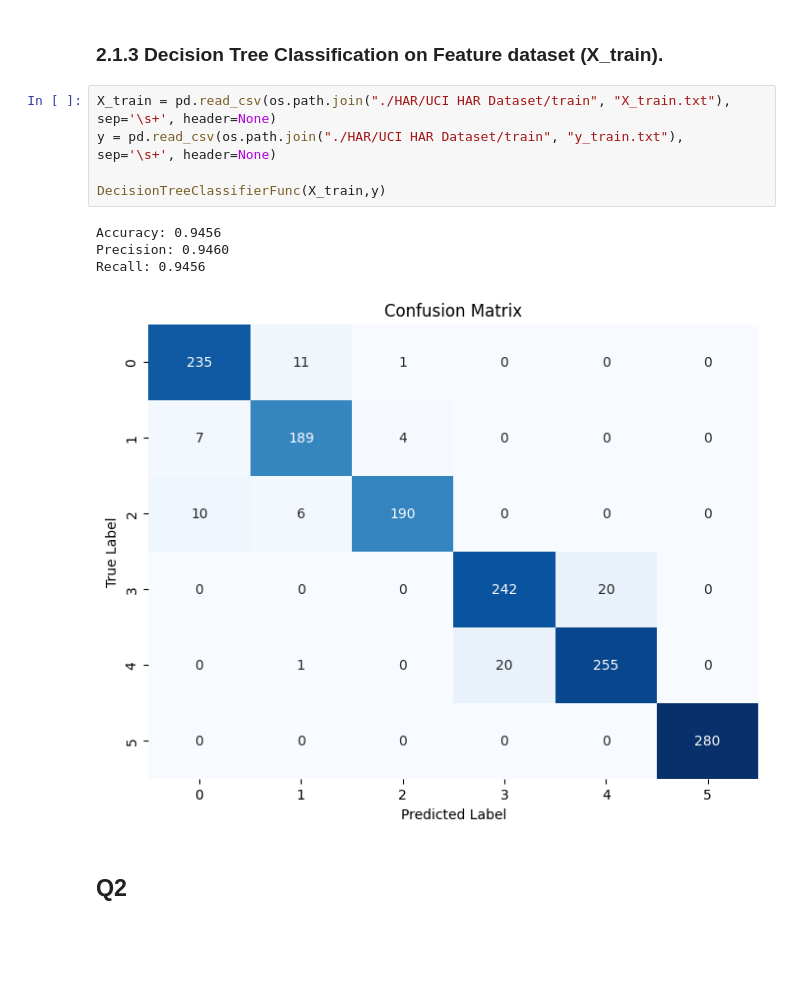
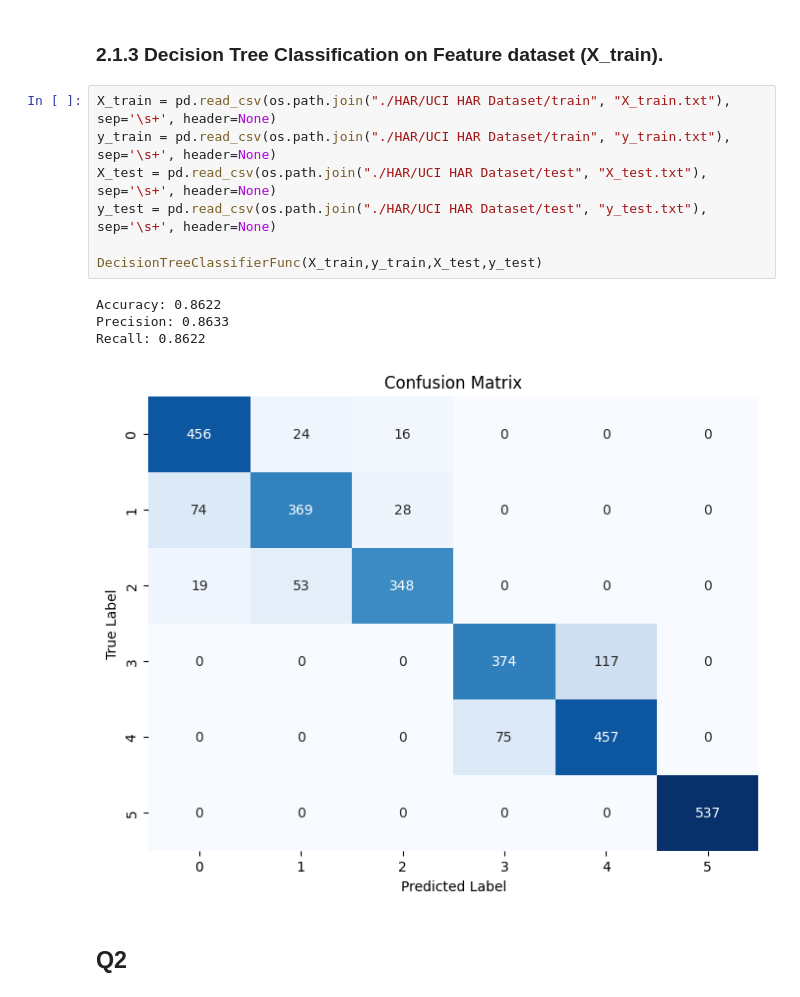
Before and after one commit to shadowscythe03/es335-24-fall-assignment-1, a Jupyter notebook: Task_2.ipynb, the cells around one changed output. Saved outputs shown, nothing was run; the diff lists cells and outputs as text; blank space fills up the shorter version.

Commit message:
Using the Task_1 datasets completed 2.1 question!!!

```diff
--- a/Task_2.ipynb
+++ b/Task_2.ipynb
@@ -112,13 +103,15 @@ Recall: 0.7954
 ### 2.1.3 Decision Tree Classification on Feature dataset (X_train).
 # %%
 X_train = pd.read_csv(os.path.join("./HAR/UCI HAR Dataset/train", "X_train.txt"), sep='\s+', header=None)
-y = pd.read_csv(os.path.join("./HAR/UCI HAR Dataset/train", "y_train.txt"), sep='\s+', header=None)
+y_train = pd.read_csv(os.path.join("./HAR/UCI HAR Dataset/train", "y_train.txt"), sep='\s+', header=None)
+X_test = pd.read_csv(os.path.join("./HAR/UCI HAR Dataset/test", "X_test.txt"), sep='\s+', header=None)
+y_test = pd.read_csv(os.path.join("./HAR/UCI HAR Dataset/test", "y_test.txt"), sep='\s+', header=None)
 
-DecisionTreeClassifierFunc(X_train,y)
+DecisionTreeClassifierFunc(X_train,y_train,X_test,y_test)
 # %% [output]
-Accuracy: 0.9456
-Precision: 0.9460
-Recall: 0.9456
+Accuracy: 0.8622
+Precision: 0.8633
+Recall: 0.8622
-[figure, old version]
+[figure, new version]
 # %% [markdown]
 ## Q2
```
Also changed, not shown: parts of 4 cells of this notebook.
